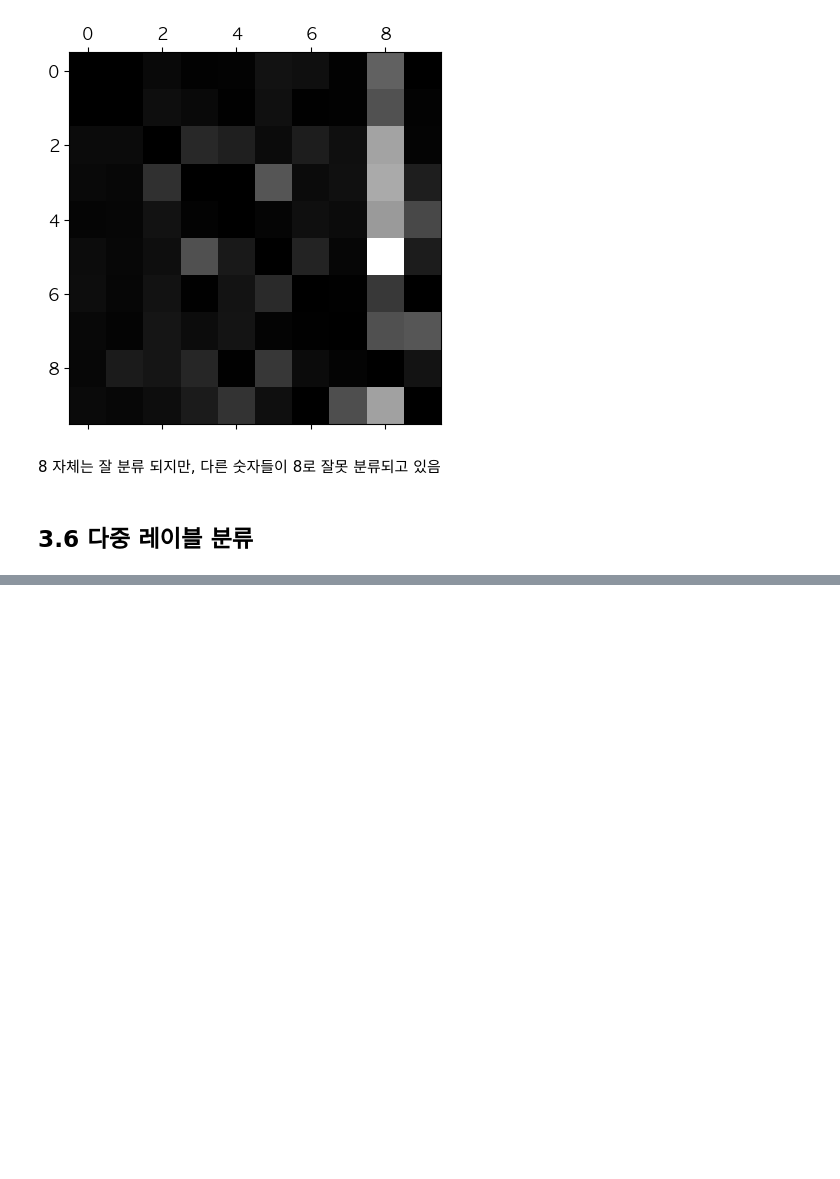
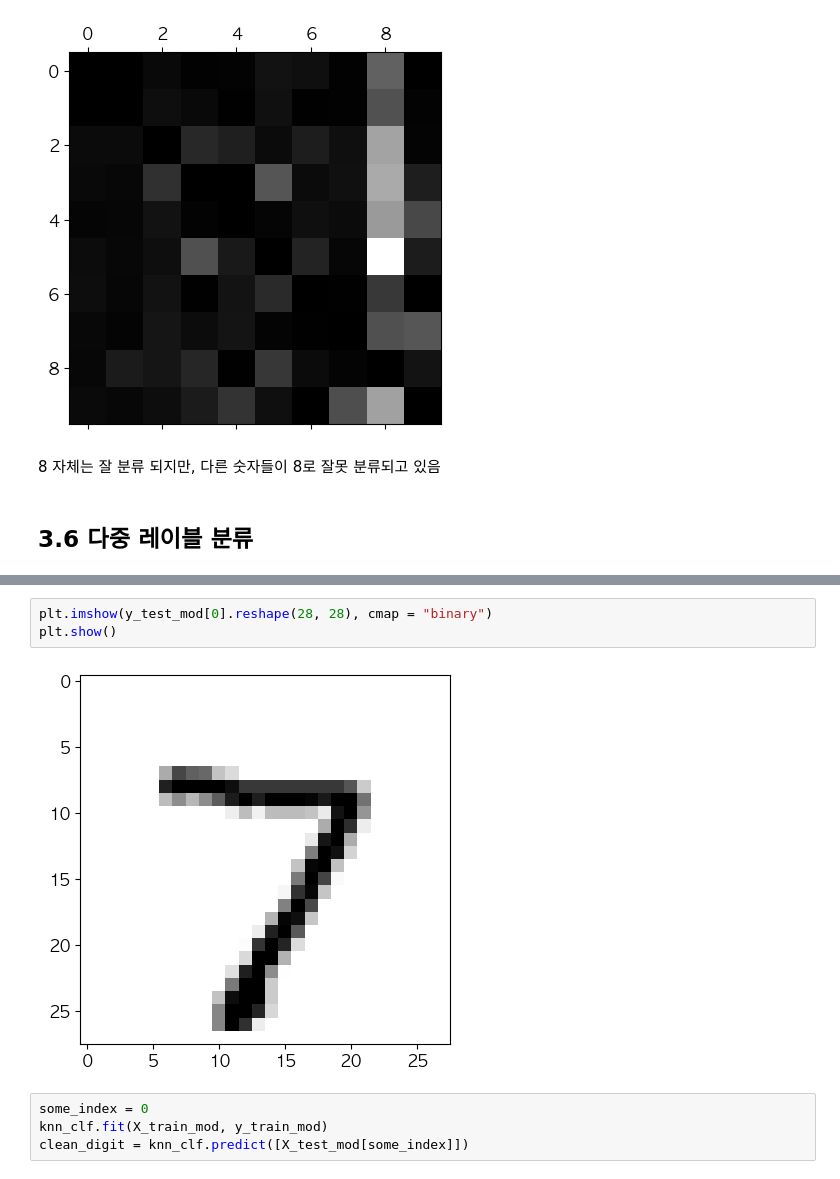
Before and after one commit to oneash98/HandsOnML, a Jupyter notebook: codes/03_classification.ipynb, the cells around one changed output, grey strips where cells are left out. Saved outputs shown, nothing was run; the diff lists cells and outputs as text; blank space fills up the shorter version.

```diff
--- a/codes/03_classification.ipynb
+++ b/codes/03_classification.ipynb
@@ -347,0 +384,9 @@ plt.show()
+# %%
+plt.imshow(y_test_mod[0].reshape(28, 28), cmap = "binary")
+plt.show()
+# %% [output]
+[figure, added]
+# %%
+some_index = 0
+knn_clf.fit(X_train_mod, y_train_mod)
+clean_digit = knn_clf.predict([X_test_mod[some_index]])
```
Also changed, not shown: parts of 9 cells of this notebook.
